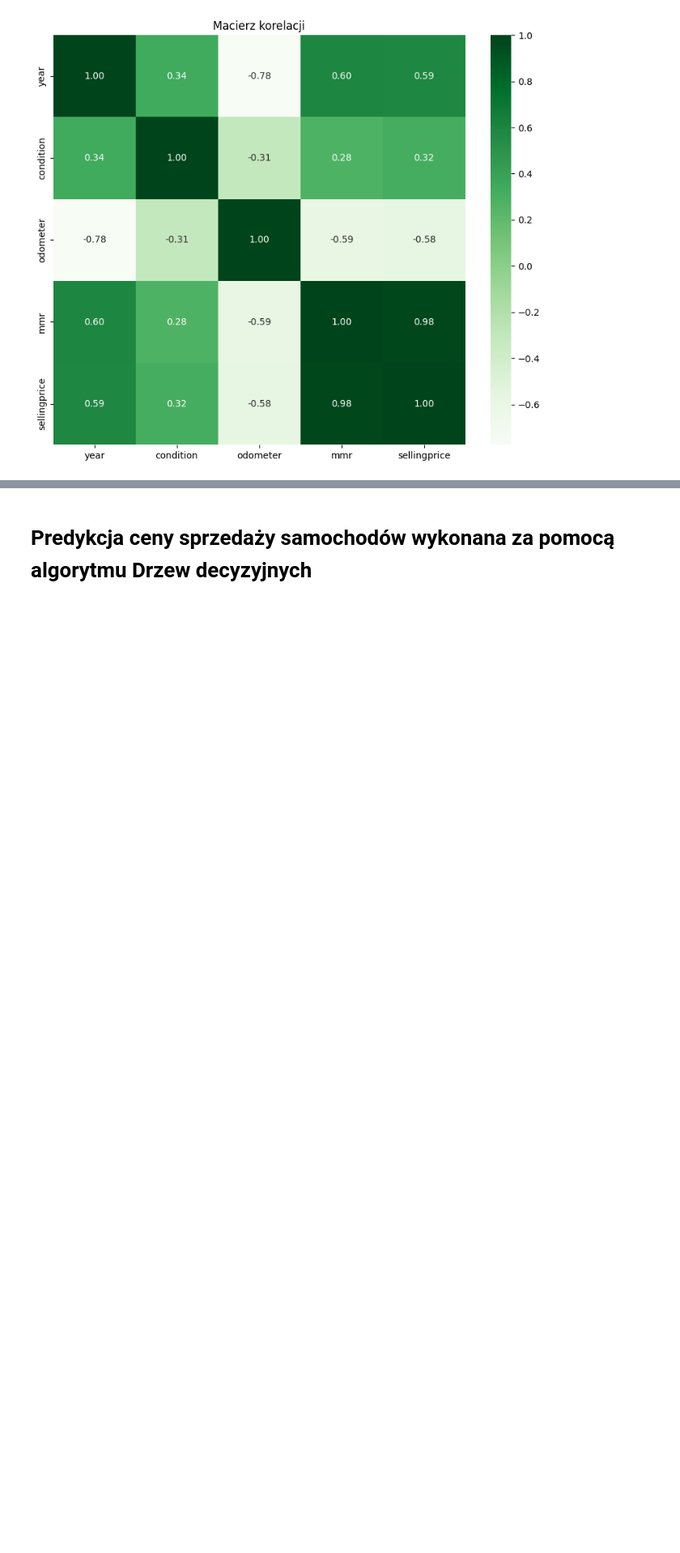
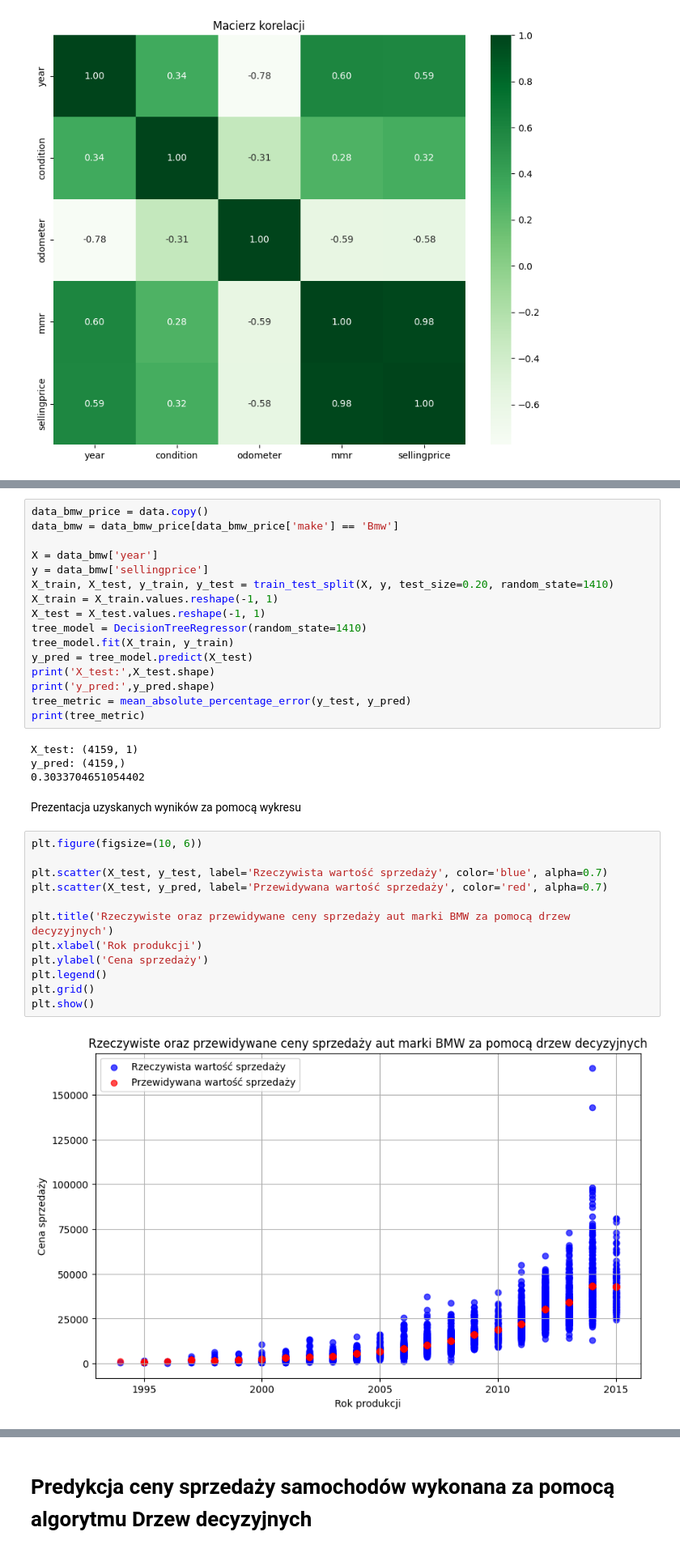
Before and after one commit to Michal170/big_data_analysis, a Jupyter notebook: car_prices.ipynb, the cells around one changed output, grey strips where cells are left out. Shown at 81% size. Drawn from its saved outputs; the diff is of its cells as text; blank space fills up the shorter version.

Commit message:
Car prices

```diff
--- a/car_prices.ipynb
+++ b/car_prices.ipynb
@@ -227,0 +237,36 @@ plt.show()
+# %%
+data_bmw_price = data.copy()
+data_bmw = data_bmw_price[data_bmw_price['make'] == 'Bmw']
+
+X = data_bmw['year']
+y = data_bmw['sellingprice']
+X_train, X_test, y_train, y_test = train_test_split(X, y, test_size=0.20, random_state=1410)
+X_train = X_train.values.reshape(-1, 1)
+X_test = X_test.values.reshape(-1, 1)
+tree_model = DecisionTreeRegressor(random_state=1410)
+tree_model.fit(X_train, y_train)
+y_pred = tree_model.predict(X_test)
+print('X_test:',X_test.shape)
+print('y_pred:',y_pred.shape)
+tree_metric = mean_absolute_percentage_error(y_test, y_pred)
+print(tree_metric)
+# %% [output]
+X_test: (4159, 1)
+y_pred: (4159,)
+0.3033704651054402
+# %% [markdown]
+Prezentacja uzyskanych wyników za pomocą wykresu
+# %%
+plt.figure(figsize=(10, 6))
+
+plt.scatter(X_test, y_test, label='Rzeczywista wartość sprzedaży', color='blue', alpha=0.7)
+plt.scatter(X_test, y_pred, label='Przewidywana wartość sprzedaży', color='red', alpha=0.7)
+
+plt.title('Rzeczywiste oraz przewidywane ceny sprzedaży aut marki BMW za pomocą drzew decyzyjnych')
+plt.xlabel('Rok produkcji')
+plt.ylabel('Cena sprzedaży')
+plt.legend()
+plt.grid()
+plt.show()
+# %% [output]
+[figure, added]
```
Also changed, not shown: parts of 15 cells of this notebook.
